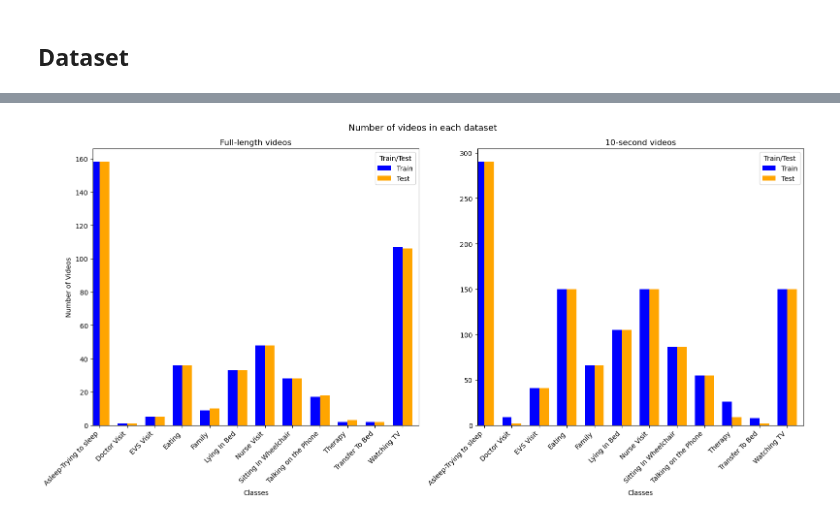
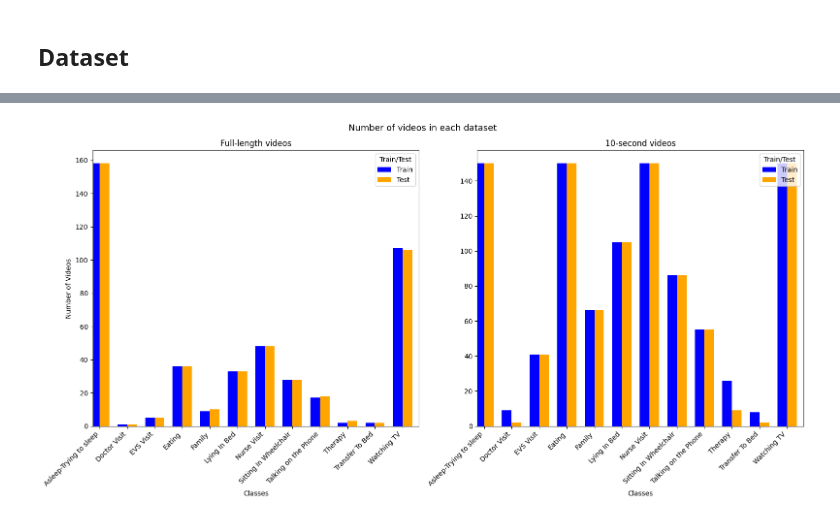
Before and after one commit to AI-For-Wearables-PAM/activity-recog, a Jupyter notebook: utilities/plot-performance.ipynb, the cells around one changed output, grey strips where cells are left out. Cells and saved outputs as stored; diff of their text form; code cells hidden in the pictures.

Commit message:
Add plots
Signed-off-by: James Cole <40645190+jamescoledesign@users.noreply.github.com>

```diff
--- a/utilities/plot-performance.ipynb
+++ b/utilities/plot-performance.ipynb
@@ -329,0 +332,10 @@ dataset_info.head()
+# %%
+csv_loaded = pd.read_csv('./dataset-info.csv')
+full_rows = csv_loaded.loc[csv_loaded['Type'] == 'Full']
+full_rows.to_csv("full_rows.csv", index=False)
+# %%
+csv_full = pd.read_csv('./full_rows.csv')
+csv_10s = pd.read_csv('./10s-dataset-info.csv')
+combined_df = pd.concat([csv_10s, full_rows], ignore_index=True)
+
+combined_df
@@ -330,29 +360,29 @@ dataset_info.head()
 # %%
 import pandas as pd
 import matplotlib.pyplot as plt
 
-pivot_df = df.pivot_table(index=['Classes'], columns=['Train/Test', 'Type'], values='Number of videos', aggfunc='sum')
+pivot_df = combined_df.pivot_table(index=['Classes'], columns=['Train/Test', 'Type'], values='Number of videos', aggfunc='sum')
 
 fig, axes = plt.subplots(nrows=1, ncols=2, figsize=(16, 8))
 
 pivot_df['Train', 'Full'].plot(kind='bar', ax=axes[0], width=0.35, position=1, color='blue', label='Train')
 pivot_df['Test', 'Full'].plot(kind='bar', ax=axes[0], width=0.35, position=0, color='orange', label='Test')
 axes[0].set_title('Full-length videos')
 axes[0].set_xlabel('Classes')
 axes[0].set_ylabel('Number of Videos')
 axes[0].set_xticklabels(pivot_df.index, rotation=45, ha='right')
 axes[0].legend(title='Train/Test')
 
 pivot_df['Train', '10s'].plot(kind='bar', ax=axes[1], width=0.35, position=1, color='blue', label='Train')
 pivot_df['Test', '10s'].plot(kind='bar', ax=axes[1], width=0.35, position=0, color='orange', label='Test')
 axes[1].set_title('10-second videos')
 axes[1].set_xlabel('Classes')
 axes[1].set_xticklabels(pivot_df.index, rotation=45, ha='right')
 axes[1].legend(title='Train/Test')
 
 plt.suptitle("Number of videos in each dataset", fontsize=13)
 
 plt.tight_layout()
 plt.show()
 # %% [output]
-[figure, old version]
+[figure, new version]
```
Also changed, not shown: parts of 2 cells of this notebook, 10 other files.
